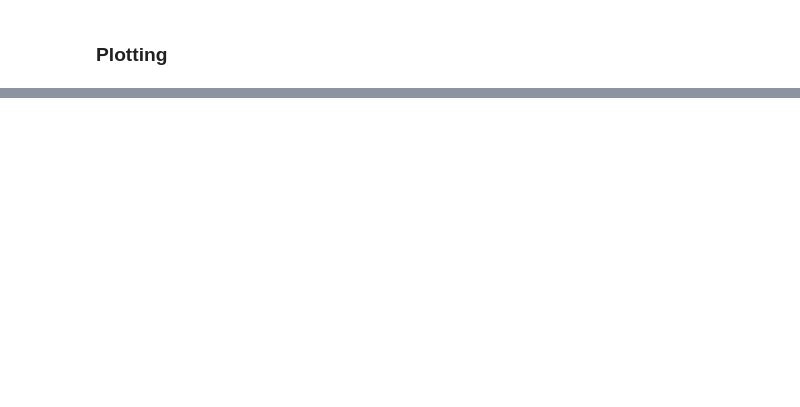
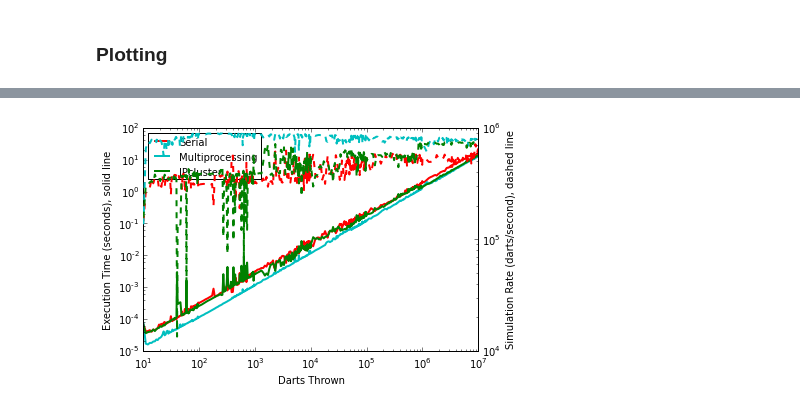
Before and after one commit to autumnshores/AY250_PythonClass, a Jupyter notebook: homework9/Homework9.ipynb, the cells around one changed output, grey strips where cells are left out. Saved outputs shown, nothing was run; the diff lists cells and outputs as text; code cells hidden in the pictures; blank space fills up the shorter version.

```diff
--- a/homework9/Homework9.ipynb
+++ b/homework9/Homework9.ipynb
@@ -70,10 +81,10 @@ from multiprocessing import Pool
 # %%
 #the simulation
-def f(numdarts):
+def f(darts):
     extime_mp = []
     simrate_mp = []
-    count = 0
-    for number_of_darts in moo:
+    #count = 0
+    for number_of_darts in darts:
         number_of_darts_in_circle = 0
 
         start_time = time()
@@ -89,19 +100,20 @@ def f(numdarts):
         simrate_mp.append(number_of_darts/execution_time)
 
         pi_approx = 4 *number_of_darts_in_circle / float(number_of_darts)
-        count += 1
+        #count += 1
 
         #print "Pi Approximation:", pi_approx
         #print "Number of Darts:", number_of_darts
-        print "Execution Time (s):", execution_time
+        #print "Execution Time (s):", execution_time
         #print "Darts Thrown per Second:", number_of_darts/execution_time
-        print "Count:", count
-return extime_mp, simrate_mp
+        #print "Count:", count
+    return extime_mp, simrate_mp
 
 
 if __name__ == '__main__':
     pool = Pool(processes=4)
-    test = pool.map(f, [numdarts])
+    result = pool.apply(f, [darts])
+    test = pool.map(f, [darts])
 # %%
 #assign returned variables
 extime_mp = test[0][0]
@@ -112,6 +131,7 @@ simrate_mp = test[0][1]
 from IPython.display import display
 from IPython import parallel
 rc = parallel.Client()
+rc.block = True
 # %%
 dview = rc[:]
 dview.block = True
@@ -167,33 +195,35 @@ import numpy as np
 # %%
 #plot execution time on left axis for serial
 f1, axL = plt.subplots()
-line1 = axL.plot(xaxis, extime_serial,label='Serial',linewidth=2,color='r')
+line1 = axL.plot(darts, extime_serial,label='Serial',linewidth=2,color='r')
 axL.minorticks_on()
 axL.set_xscale('log')
 axL.set_yscale('log')
 axL.set_xlabel('Darts Thrown')
 axL.set_ylabel('Execution Time (seconds), solid line')
 
 #add multiprocessing plot
-line2 = axL.plot(xaxis, extime_mp,label='Multiprocessing',linewidth=2,color='c')
+line2 = axL.plot(darts, extime_mp,label='Multiprocessing',linewidth=2,color='c')
 
 #add parallel plot
-line3 = axL.plot(xaxis, extime_parallel,label='IPcluster',linewidth=2,color='g')
-axL.legend(loc='top left',fontsize='10')
+line3 = axL.plot(darts, extime_parallel,label='IPcluster',linewidth=2,color='g')
+axL.legend(loc='best',fontsize='10')
 
 #add second axis for simulation rate, serial
 axR = axL.twinx()
-line4 = axR.plot(xaxis, simrate_serial,linewidth=2,linestyle='--',color='r')
+line4 = axR.plot(darts, simrate_serial,linewidth=2,linestyle='--',color='r')
 axR.minorticks_on()
 axR.set_ylabel('Simulation Rate (darts/second), dashed line')
 axR.set_yscale('log')
 
 #add multiprocessing plot
-line5 = axR.plot(xaxis, simrate_mp,linewidth=2,linestyle='--',color='c')
+line5 = axR.plot(darts, simrate_mp,linewidth=2,linestyle='--',color='c')
 
 #add parallel plot
-line6 = axR.plot(xaxis, simrate_parallel,linewidth=2,linestyle='--',color='g')
+line6 = axR.plot(darts, simrate_parallel,linewidth=2,linestyle='--',color='g')
 
 #save figure
 plt.show()
 savefig('parallel.png')
+# %% [output]
+[figure, added]
```
Also changed, not shown: parts of 8 cells of this notebook, 1 other file.
